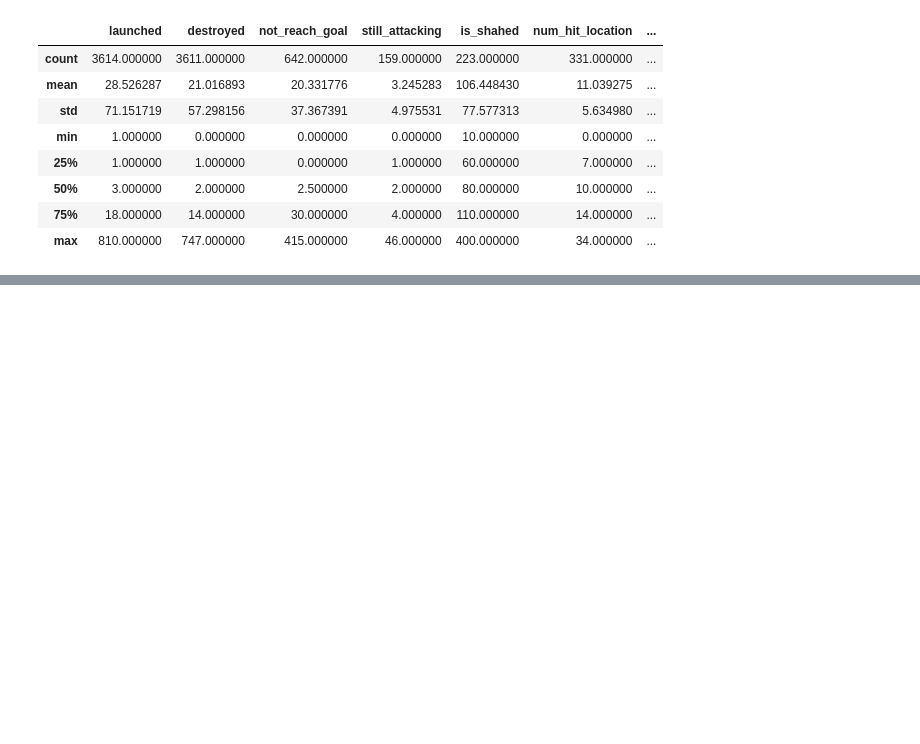
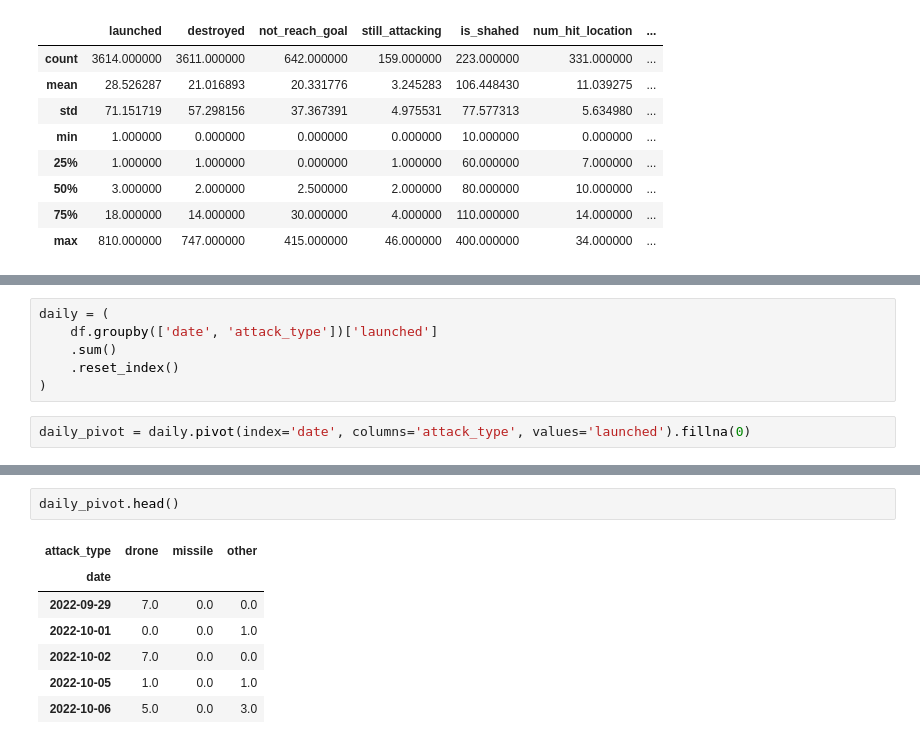
Before and after one commit to vetalist7/ukraine-attacks-analysis, a Jupyter notebook: notebooks/01_data_loading.ipynb, the cells around one changed output, grey strips where cells are left out. Cells and saved outputs as stored; diff of their text form; blank space fills up the shorter version.

```diff
--- a/notebooks/01_data_loading.ipynb
+++ b/notebooks/01_data_loading.ipynb
@@ -87,0 +119,8 @@ df.describe()
+# %%
+daily = (
+    df.groupby(['date', 'attack_type'])['launched']
+    .sum()
+    .reset_index()
+)
+# %%
+daily_pivot = daily.pivot(index='date', columns='attack_type', values='launched').fillna(0)
@@ -87,0 +135,10 @@ df.describe()
+# %%
+daily_pivot.head()
+# %% [output]
+| attack_type | drone | missile | other |
+| date |  |  |  |
+| 2022-09-29 | 7.0 | 0.0 | 0.0 |
+| 2022-10-01 | 0.0 | 0.0 | 1.0 |
+| 2022-10-02 | 7.0 | 0.0 | 0.0 |
+| 2022-10-05 | 1.0 | 0.0 | 1.0 |
+| 2022-10-06 | 5.0 | 0.0 | 3.0 |
```
Also changed, not shown: parts of 4 cells of this notebook.
